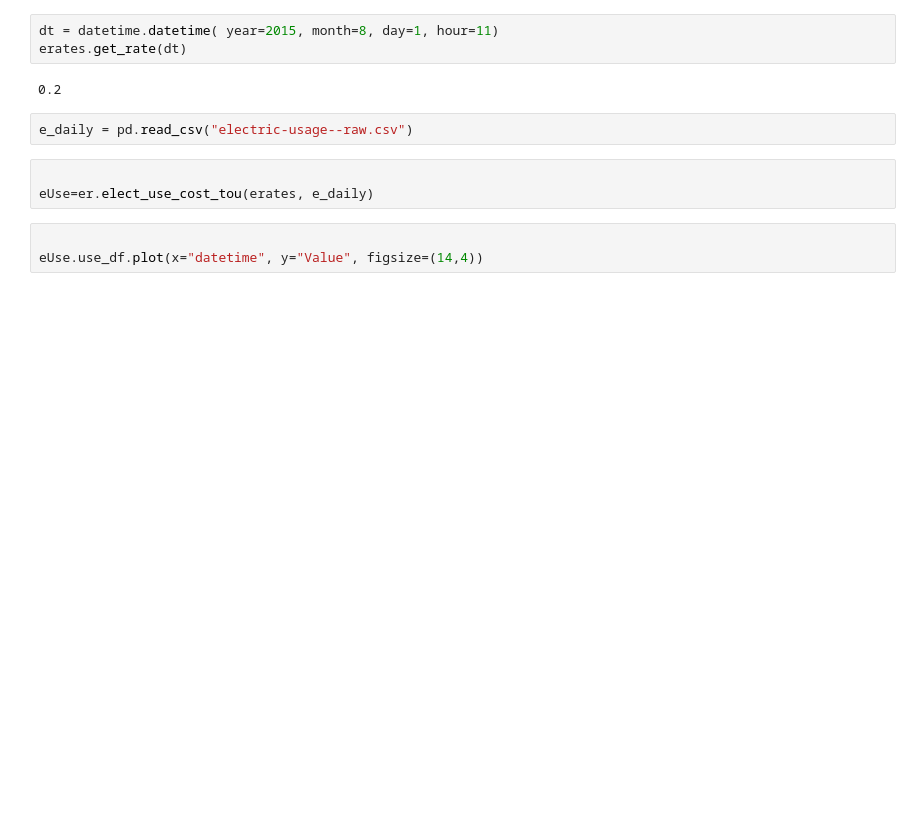
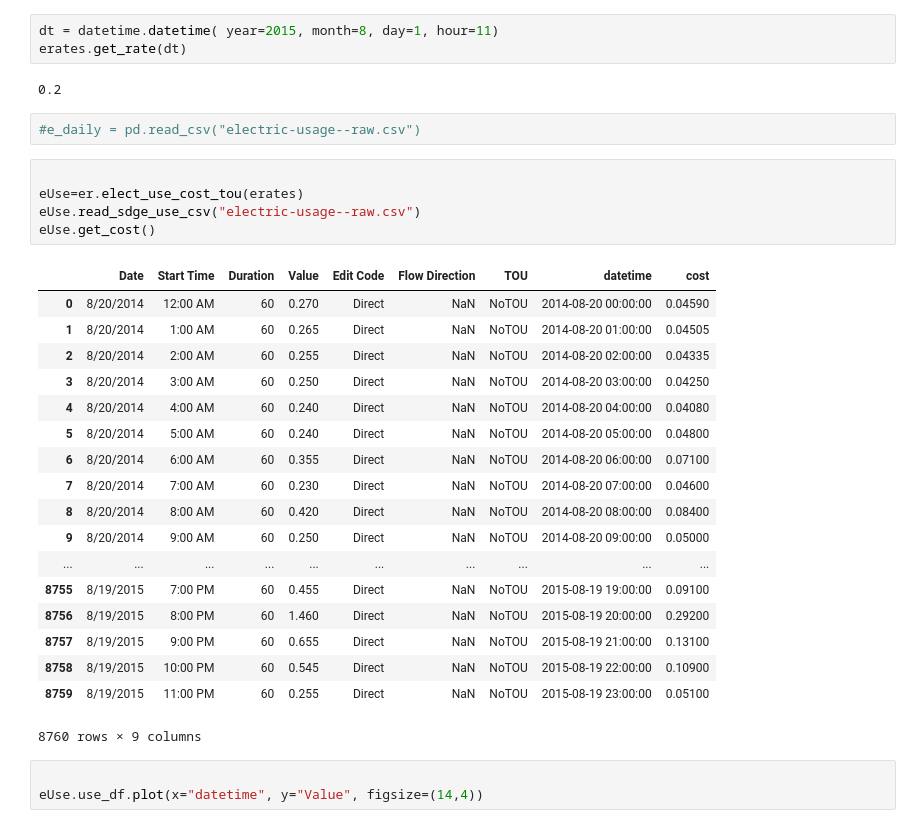
Before and after one commit to dan-1d/ev_solar_models, a Jupyter notebook: Electric vehicle and solar power models.ipynb, the cells around one changed output. Saved outputs shown, nothing was run; the diff lists cells and outputs as text; blank space fills up the shorter version.

```diff
--- a/Electric vehicle and solar power models.ipynb
+++ b/Electric vehicle and solar power models.ipynb
@@ -46,10 +46,31 @@ erates.get_rate(dt)
 # %% [output]
 0.2
 # %%
-e_daily = pd.read_csv("electric-usage--raw.csv")
+#e_daily = pd.read_csv("electric-usage--raw.csv")
 # %%
 
-eUse=er.elect_use_cost_tou(erates, e_daily)
+eUse=er.elect_use_cost_tou(erates)
+eUse.read_sdge_use_csv("electric-usage--raw.csv")
+eUse.get_cost()
+# %% [output]
+|  | Date | Start Time | Duration | Value | Edit Code | Flow Direction | TOU | datetime | cost |
+| 0 | 8/20/2014 | 12:00 AM | 60 | 0.270 | Direct | NaN | NoTOU | 2014-08-20 00:00:00 | 0.04590 |
+| 1 | 8/20/2014 | 1:00 AM | 60 | 0.265 | Direct | NaN | NoTOU | 2014-08-20 01:00:00 | 0.04505 |
+| 2 | 8/20/2014 | 2:00 AM | 60 | 0.255 | Direct | NaN | NoTOU | 2014-08-20 02:00:00 | 0.04335 |
+| 3 | 8/20/2014 | 3:00 AM | 60 | 0.250 | Direct | NaN | NoTOU | 2014-08-20 03:00:00 | 0.04250 |
+| 4 | 8/20/2014 | 4:00 AM | 60 | 0.240 | Direct | NaN | NoTOU | 2014-08-20 04:00:00 | 0.04080 |
+| 5 | 8/20/2014 | 5:00 AM | 60 | 0.240 | Direct | NaN | NoTOU | 2014-08-20 05:00:00 | 0.04800 |
+| 6 | 8/20/2014 | 6:00 AM | 60 | 0.355 | Direct | NaN | NoTOU | 2014-08-20 06:00:00 | 0.07100 |
+| 7 | 8/20/2014 | 7:00 AM | 60 | 0.230 | Direct | NaN | NoTOU | 2014-08-20 07:00:00 | 0.04600 |
+| 8 | 8/20/2014 | 8:00 AM | 60 | 0.420 | Direct | NaN | NoTOU | 2014-08-20 08:00:00 | 0.08400 |
+| 9 | 8/20/2014 | 9:00 AM | 60 | 0.250 | Direct | NaN | NoTOU | 2014-08-20 09:00:00 | 0.05000 |
+| ... | ... | ... | ... | ... | ... | ... | ... | ... | ... |
+| 8755 | 8/19/2015 | 7:00 PM | 60 | 0.455 | Direct | NaN | NoTOU | 2015-08-19 19:00:00 | 0.09100 |
+| 8756 | 8/19/2015 | 8:00 PM | 60 | 1.460 | Direct | NaN | NoTOU | 2015-08-19 20:00:00 | 0.29200 |
+| 8757 | 8/19/2015 | 9:00 PM | 60 | 0.655 | Direct | NaN | NoTOU | 2015-08-19 21:00:00 | 0.13100 |
+| 8758 | 8/19/2015 | 10:00 PM | 60 | 0.545 | Direct | NaN | NoTOU | 2015-08-19 22:00:00 | 0.10900 |
+| 8759 | 8/19/2015 | 11:00 PM | 60 | 0.255 | Direct | NaN | NoTOU | 2015-08-19 23:00:00 | 0.05100 |
+8760 rows × 9 columns
 # %%
 
 eUse.use_df.plot(x="datetime", y="Value", figsize=(14,4))
```
Also changed, not shown: parts of 4 cells of this notebook, 3 other files.
